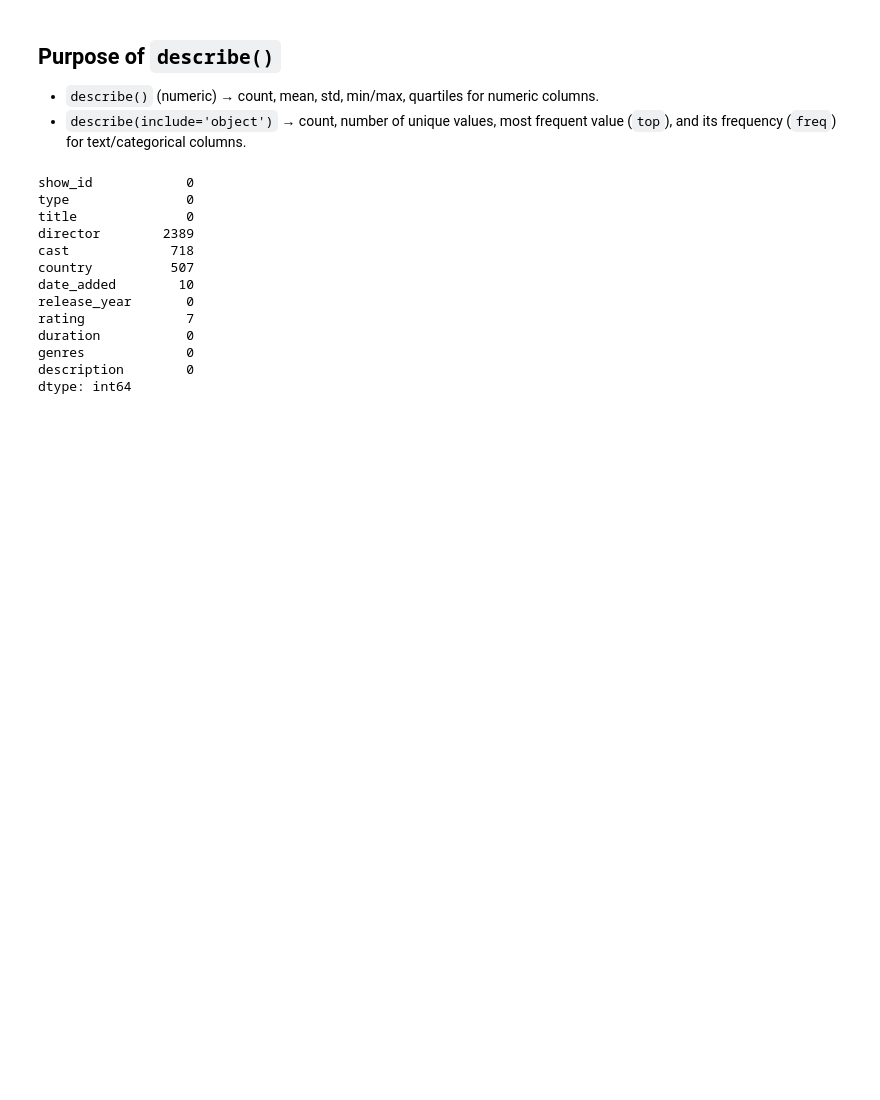
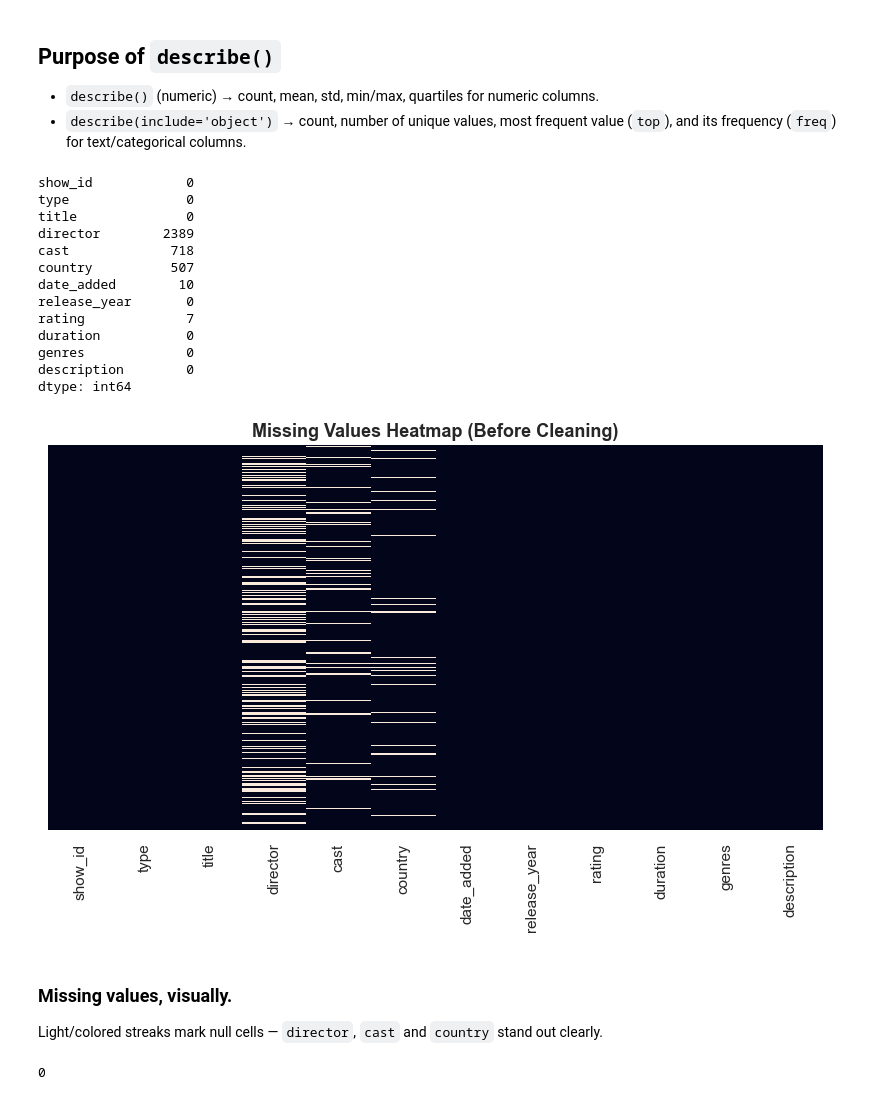
Before and after one commit to PragyaRana/DS_Training, a Jupyter notebook: Mini_Project_4.ipynb, the cells around one changed output. Cells and saved outputs as stored; diff of their text form; code cells hidden in the pictures; blank space fills up the shorter version.

```diff
--- a/Mini_Project_4.ipynb
+++ b/Mini_Project_4.ipynb
@@ -134,3 +134,24 @@ duration           0
 genres             0
 description        0
 dtype: int64
+# %%
+plt.figure(figsize=(10, 5))
+
+sns.heatmap(
+    df.isnull(),
+    cbar=False,
+    yticklabels=False,
+    cmap='rocket'
+)
+
+plt.title("Missing Values Heatmap (Before Cleaning)")
+plt.show()
+# %% [output]
+[figure, added]
+# %% [markdown]
+### Missing values, visually.
+Light/colored streaks mark null cells — `director`, `cast` and `country` stand out clearly.
+# %%
+df.duplicated().sum()
+# %% [output]
+0
```
Also changed, not shown: parts of 5 cells of this notebook.
